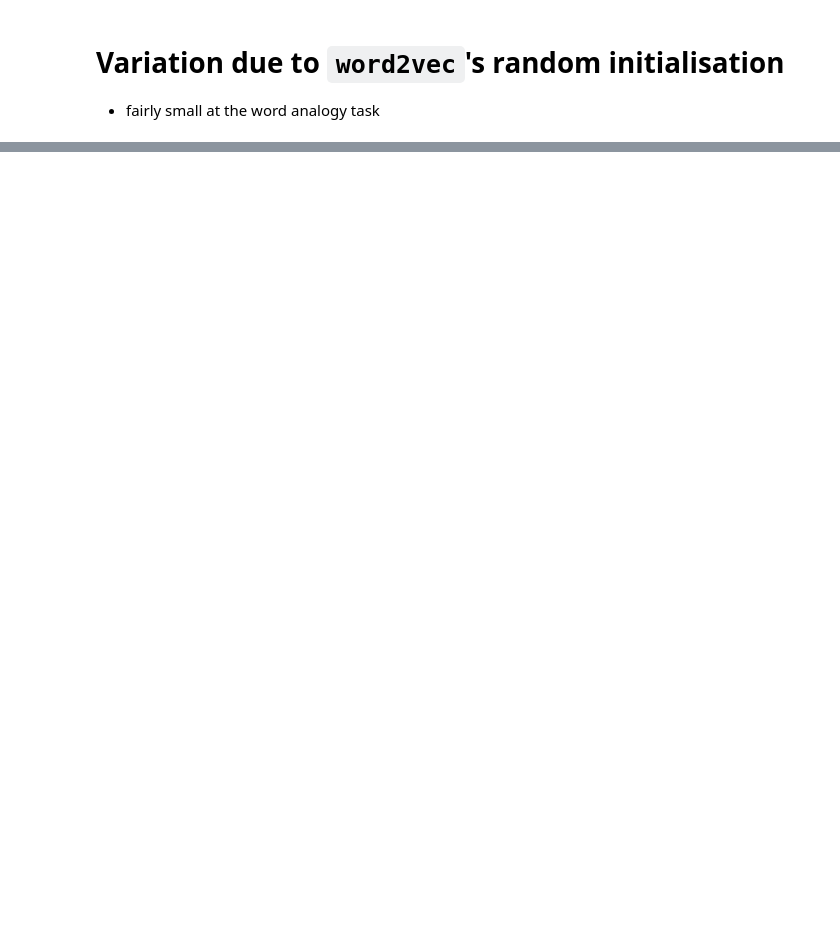
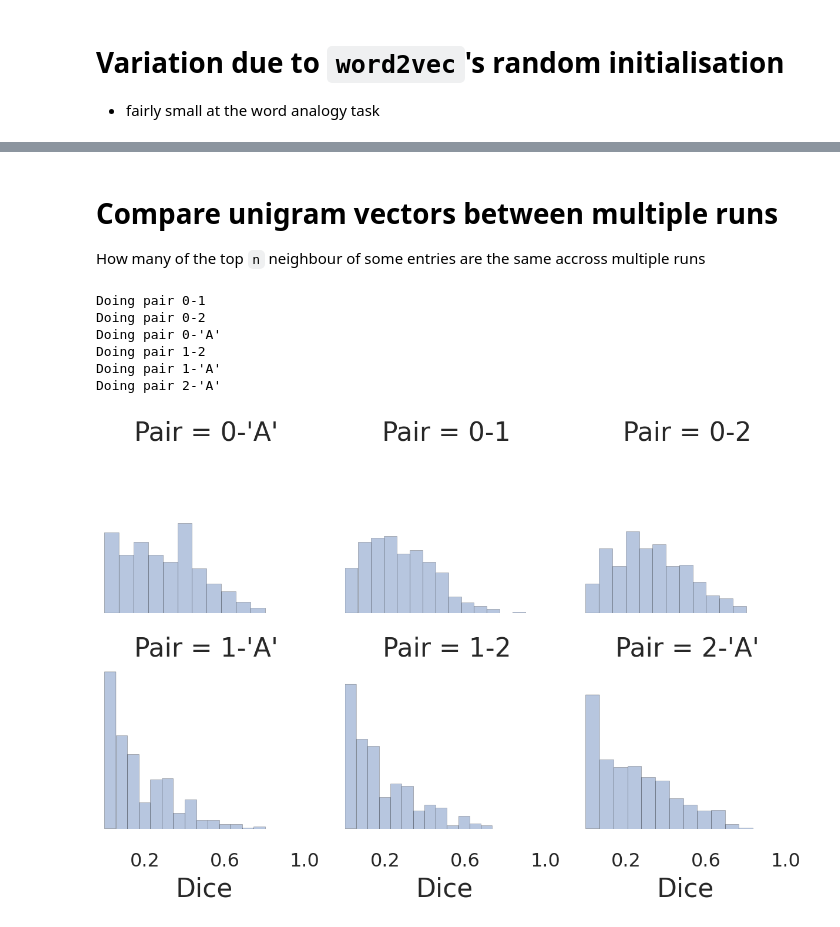
Before and after one commit to mbatchkarov/ExpLosion, a Jupyter notebook: notebooks/w2v_repeats_effect_of_random_initialisation.ipynb, the cells around one changed output, grey strips where cells are left out. Cells and saved outputs as stored; diff of their text form; code cells hidden in the pictures; blank space fills up the shorter version.

```diff
--- a/notebooks/w2v_repeats_effect_of_random_initialisation.ipynb
+++ b/notebooks/w2v_repeats_effect_of_random_initialisation.ipynb
@@ -48,0 +49,52 @@ DoesNotExist: Results matching query does not exist.
+# %% [markdown]
+# Compare unigram vectors between multiple runs
+How many of the top `n` neighbour of some entries are the same accross multiple runs
+# %%
+
+from glob import glob
+from discoutils.thesaurus_loader import Vectors as V
+from random import sample
+from itertools import combinations
+
+pattern = '/mnt/lustre/scratch/inf/mmb28/FeatureExtractionToolkit/word2vec_vectors/word2vec-wiki-15perc.unigr.strings.*'
+files = sorted(glob(pattern))
+thes = [V.from_tsv(f) for f in files]
+# %%
+def dice(n1, n2):
+    return 2 * len(set(n1) & set(n2))/ (len(n1) + len(n2))
+
+for t in thes:
+    t.init_sims(n_neighbors=30)
+
+sampled_words = sample(list(thes[0].keys()), 500)
+
+dice_data = []
+for i,j in combinations(range(len(thes)), 2):
+    pair_id = '%d-%r'%(i,j if j < 3 else 'A')
+    print('Doing pair', pair_id, flush=True)
+    for num, word in enumerate(sampled_words):
+        n1 = [x[0] for x in thes[i].get_nearest_neighbours(word)]
+        n2 = [x[0] for x in thes[j].get_nearest_neighbours(word)]
+        dice_data.append([pair_id, word, dice(n1, n2)])
+# %% [output]
+Doing pair 0-1
+Doing pair 0-2
+Doing pair 0-'A'
+Doing pair 1-2
+Doing pair 1-'A'
+Doing pair 2-'A'
+# %%
+df3 = pd.DataFrame(dice_data, columns='Pair Word Dice'.split())
+with sns.axes_style("white"):
+    g = sns.FacetGrid(df3, col="Pair", col_wrap=3);
+    g.map(sns.distplot, 'Dice', kde=False);
+
+for ax in g.axes.flat:
+    for l in ax.xaxis.get_ticklabels()[::2]:
+        l.set_visible(False)
+    ax.set_xlim(0, 1)
+    ax.set_yticklabels([])
+
+sns.despine(left=True, bottom=True)
+# %% [output]
+[figure, added]
```
Also changed, not shown: parts of 3 cells of this notebook, 7 other files.
